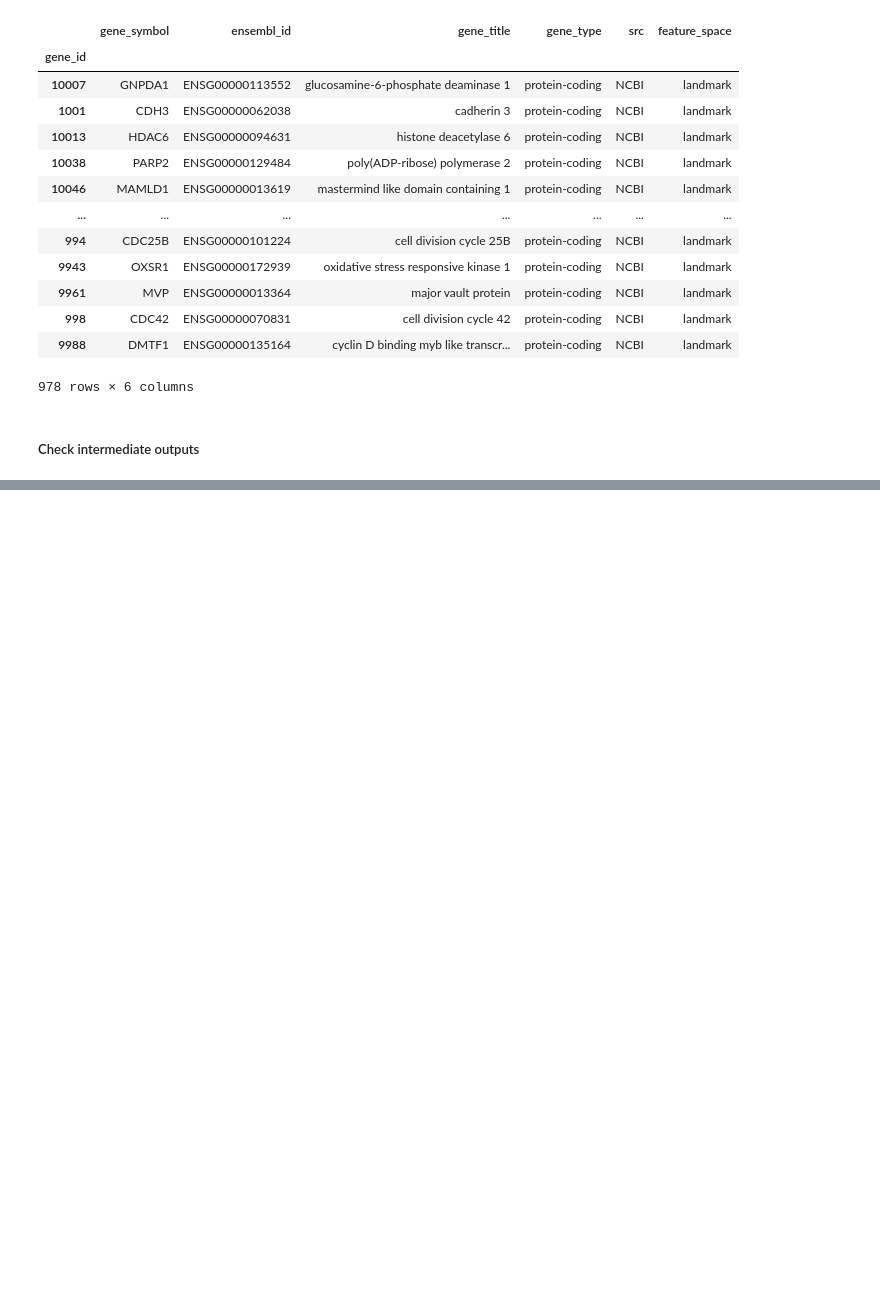
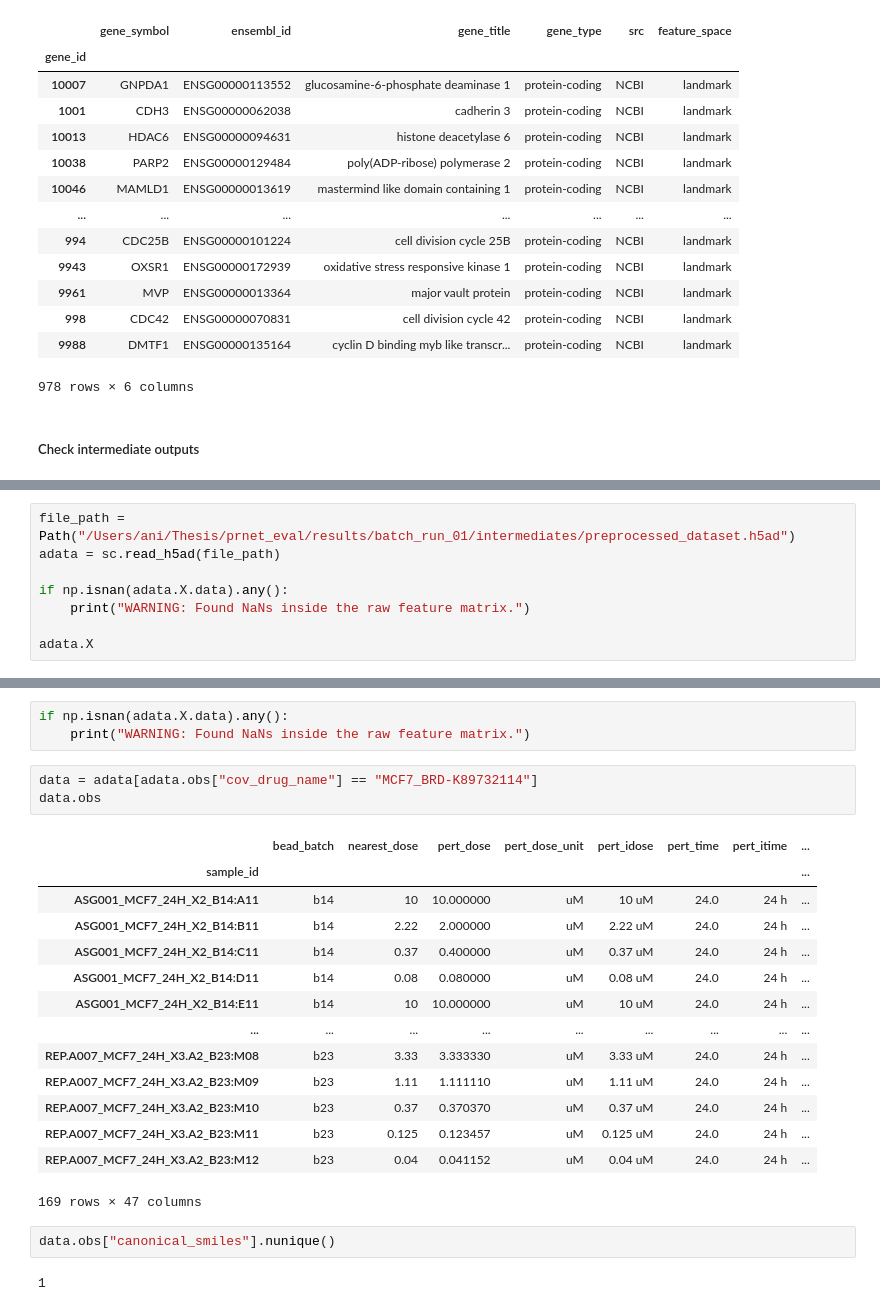
Before and after one commit to animichellegalstyan/prnet_eval, a Jupyter notebook: preprocessing_notebook.ipynb, the cells around one changed output, grey strips where cells are left out. Cells and saved outputs as stored; diff of their text form; blank space fills up the shorter version.

```diff
--- a/preprocessing_notebook.ipynb
+++ b/preprocessing_notebook.ipynb
@@ -577,0 +562,8 @@ AnnData object with n_obs × n_vars = 728625 × 978 backed at '/Users/ani/Thesis
+# %%
+file_path = Path("/Users/ani/Thesis/prnet_eval/results/batch_run_01/intermediates/preprocessed_dataset.h5ad")
+adata = sc.read_h5ad(file_path)
+
+if np.isnan(adata.X.data).any():
+    print("WARNING: Found NaNs inside the raw feature matrix.")
+
+adata.X
@@ -577,0 +584,25 @@ AnnData object with n_obs × n_vars = 728625 × 978 backed at '/Users/ani/Thesis
+# %%
+if np.isnan(adata.X.data).any():
+    print("WARNING: Found NaNs inside the raw feature matrix.")
+# %%
+data = adata[adata.obs["cov_drug_name"] == "MCF7_BRD-K89732114"]
+data.obs
+# %% [output]
+|  | bead_batch | nearest_dose | pert_dose | pert_dose_unit | pert_idose | pert_time | pert_itime | ... |
+| sample_id |  |  |  |  |  |  |  | ... |
+| ASG001_MCF7_24H_X2_B14:A11 | b14 | 10 | 10.000000 | uM | 10 uM | 24.0 | 24 h | ... |
+| ASG001_MCF7_24H_X2_B14:B11 | b14 | 2.22 | 2.000000 | uM | 2.22 uM | 24.0 | 24 h | ... |
+| ASG001_MCF7_24H_X2_B14:C11 | b14 | 0.37 | 0.400000 | uM | 0.37 uM | 24.0 | 24 h | ... |
+| ASG001_MCF7_24H_X2_B14:D11 | b14 | 0.08 | 0.080000 | uM | 0.08 uM | 24.0 | 24 h | ... |
+| ASG001_MCF7_24H_X2_B14:E11 | b14 | 10 | 10.000000 | uM | 10 uM | 24.0 | 24 h | ... |
+| ... | ... | ... | ... | ... | ... | ... | ... | ... |
+| REP.A007_MCF7_24H_X3.A2_B23:M08 | b23 | 3.33 | 3.333330 | uM | 3.33 uM | 24.0 | 24 h | ... |
+| REP.A007_MCF7_24H_X3.A2_B23:M09 | b23 | 1.11 | 1.111110 | uM | 1.11 uM | 24.0 | 24 h | ... |
+| REP.A007_MCF7_24H_X3.A2_B23:M10 | b23 | 0.37 | 0.370370 | uM | 0.37 uM | 24.0 | 24 h | ... |
+| REP.A007_MCF7_24H_X3.A2_B23:M11 | b23 | 0.125 | 0.123457 | uM | 0.125 uM | 24.0 | 24 h | ... |
+| REP.A007_MCF7_24H_X3.A2_B23:M12 | b23 | 0.04 | 0.041152 | uM | 0.04 uM | 24.0 | 24 h | ... |
+169 rows × 47 columns
+# %%
+data.obs["canonical_smiles"].nunique()
+# %% [output]
+1
```
Also changed, not shown: parts of 7 cells of this notebook, 11 other files.
